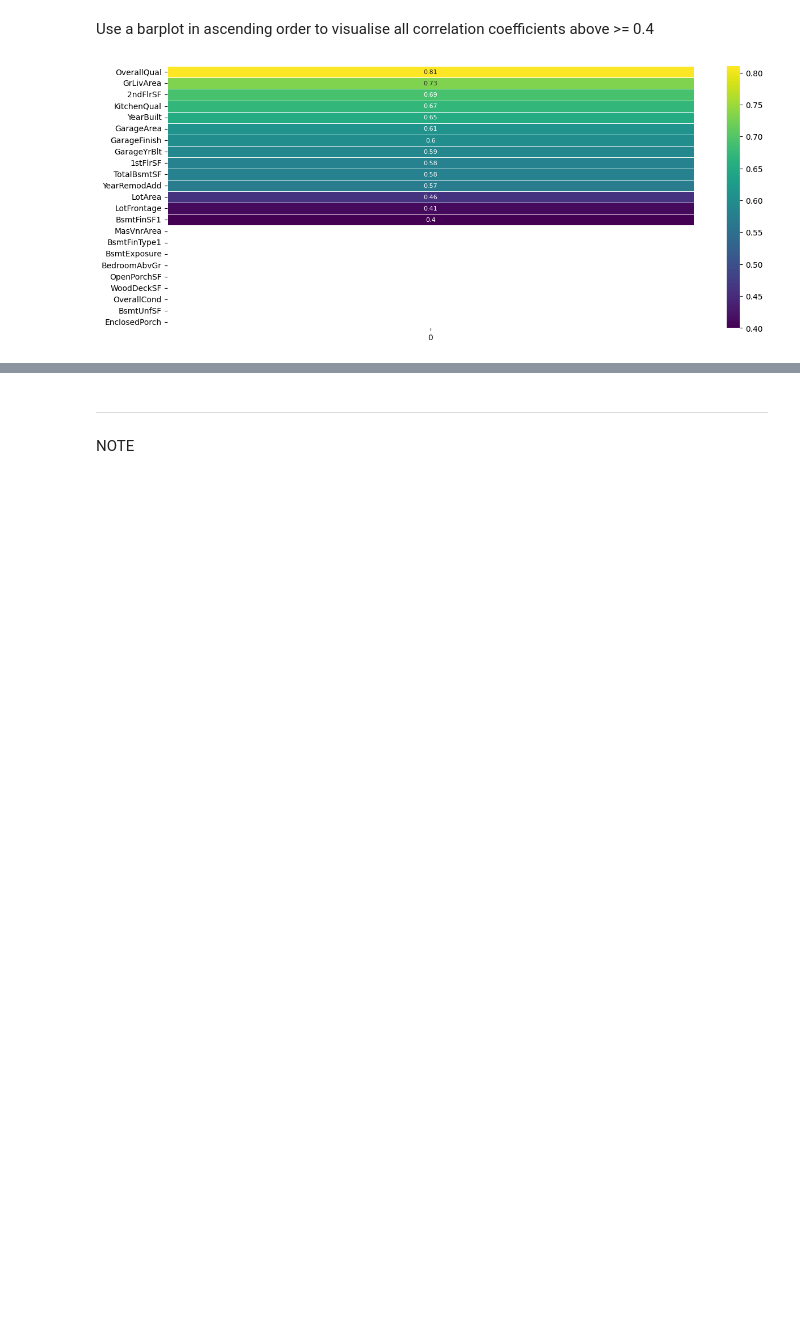
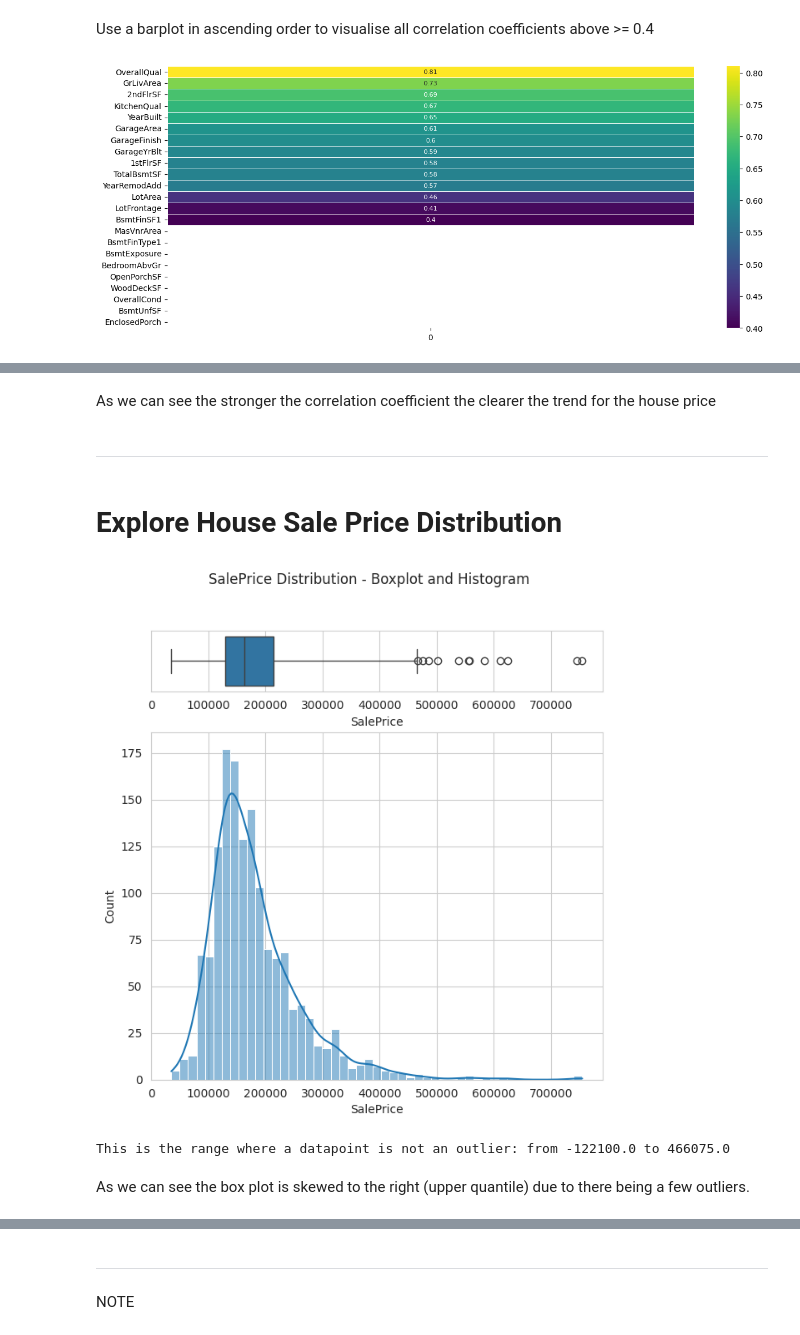
Before and after one commit to James-Burch/PP5-ML-PROJECT, a Jupyter notebook: jupyter_notebooks/3.HouseSalePriceCorrelation.ipynb, the cells around one changed output, grey strips where cells are left out. Saved outputs shown, nothing was run; the diff lists cells and outputs as text; code cells hidden in the pictures; blank space fills up the shorter version.

```diff
--- a/jupyter_notebooks/3.HouseSalePriceCorrelation.ipynb
+++ b/jupyter_notebooks/3.HouseSalePriceCorrelation.ipynb
@@ -257,0 +275,33 @@ for col in moderate_correlation:
+# %% [markdown]
+As we can see the stronger the correlation coefficient the clearer the trend for the house price
+# %% [markdown]
+---
+# %% [markdown]
+# Explore House Sale Price Distribution
+# %%
+sns.set_style("whitegrid")
+def plot_histogram_and_boxplot(df):
+  for col in df.columns:
+    fig, axes = plt.subplots(nrows=2 ,ncols=1 ,figsize=(7,7), gridspec_kw={"height_ratios": (.15, .85)})
+    sns.boxplot(data=df, x=col, ax=axes[0], whis=3)
+    sns.histplot(data=df, x=col, kde=True, ax=axes[1])
+    fig.suptitle(f"{col} Distribution - Boxplot and Histogram")
+    plt.show()
+
+    # An outlier is defined to be outside the box in the boxplot by three times the
+    # interquantile distance
+    IQR = df[col].quantile(q=0.75) - df[col].quantile(q=0.25)
+    print(
+        f"This is the range where a datapoint is not an outlier: from "
+        f"{(df[col].quantile(q=0.25) - 3*IQR).round(2)} to "
+        f"{(df[col].quantile(q=0.75) + 3*IQR).round(2)}")
+    print("\n")
+
+
+df2=df.filter(['SalePrice'])
+plot_histogram_and_boxplot(df2)
+# %% [output]
+[figure, added]
+This is the range where a datapoint is not an outlier: from -122100.0 to 466075.0
+# %% [markdown]
+As we can see the box plot is skewed to the right (upper quantile) due to there being a few outliers.
```
Also changed, not shown: parts of 14 cells of this notebook, 3 other files.
